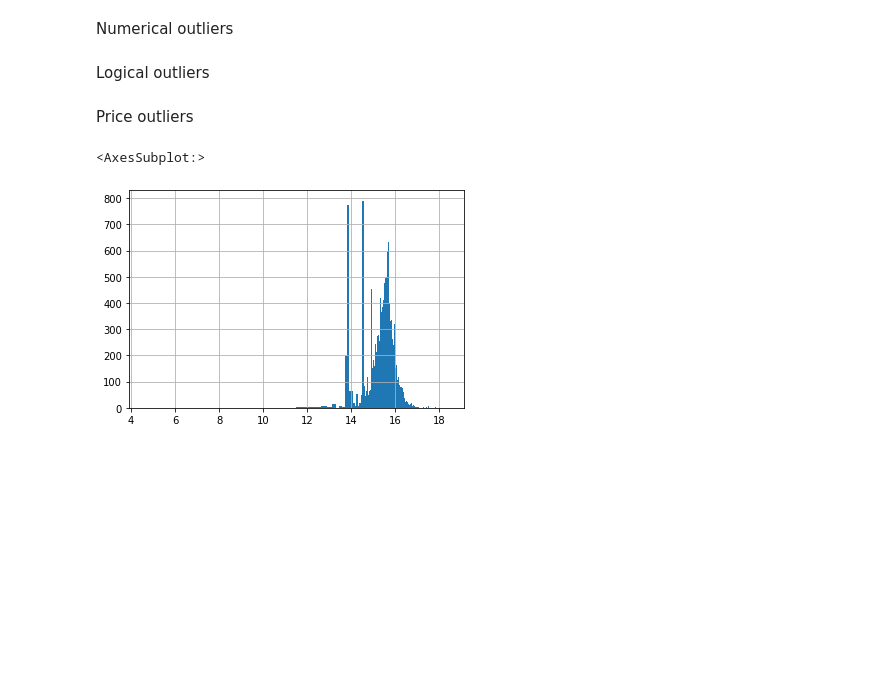
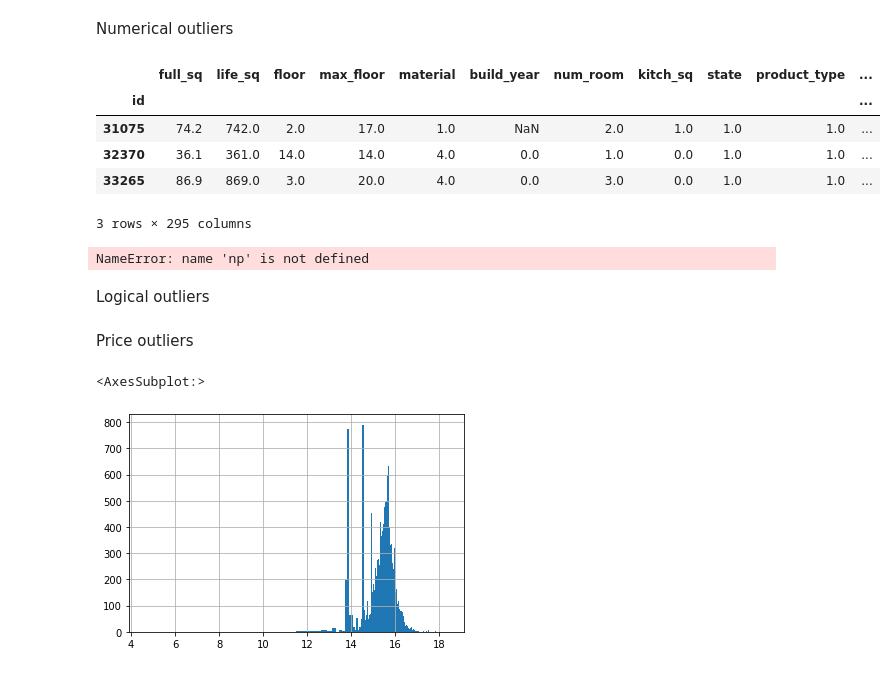
Before and after one commit to STASVLAD/Kaggle-contest-Sberbank-Russian-Housing-Market, a Jupyter notebook: research/outliers_research_2.ipynb, the cells around one changed output. Drawn from its saved outputs; the diff is of its cells as text; code cells hidden in the pictures; blank space fills up the shorter version.

```diff
--- a/research/outliers_research_2.ipynb
+++ b/research/outliers_research_2.ipynb
@@ -35,12 +35,34 @@ all_df.head()
 # %% [markdown]
 Numerical outliers
+# %%
+all_df.loc[(all_df['life_sq'] > 300) & (all_df['life_sq'] == all_df['full_sq']*10)]
+# %% [output]
+|  | full_sq | life_sq | floor | max_floor | material | build_year | num_room | kitch_sq | state | product_type | ... |
+| id |  |  |  |  |  |  |  |  |  |  | ... |
+| 31075 | 74.2 | 742.0 | 2.0 | 17.0 | 1.0 | NaN | 2.0 | 1.0 | 1.0 | 1.0 | ... |
+| 32370 | 36.1 | 361.0 | 14.0 | 14.0 | 4.0 | 0.0 | 1.0 | 0.0 | 1.0 | 1.0 | ... |
+| 33265 | 86.9 | 869.0 | 3.0 | 20.0 | 4.0 | 0.0 | 3.0 | 0.0 | 1.0 | 1.0 | ... |
+3 rows × 295 columns
 # %%
 all_df.loc[all_df['full_sq'] < 10, 'full_sq'] = np.nan
-all_df.loc[all_df['full_sq'] > 250, 'full_sq'] /= 10
-all_df.loc[all_df['full_sq'] > 1000, 'full_sq'] /= 100  # >1500 : np.nan
+all_df.loc[all_df['full_sq'] > 1000, 'full_sq'] /= 100 # np.nan
 
-all_df.loc[all_df['life_sq'] < 7, 'life_sq'] = np.nan  # 5
-all_df.loc[all_df['life_sq'] > 500, 'life_sq'] = np.nan
+all_df.loc[(all_df["full_sq"] > 250) &
+           (all_df["life_sq"] / all_df["full_sq"] < 0.3), 'full_sq'] /= 10 # np.nan
+
+all_df.loc[(all_df["full_sq"] > 210) &
+           (all_df["price_doc"] < 10_000_000) &
+           (all_df["life_sq"] > 100), 'life_sq'] /= 10 # np.nan
+all_df.loc[(all_df["full_sq"] > 210) & (all_df["price_doc"] < 10_000_000), 'full_sq'] /= 10 # np.nan
+
+all_df.loc[all_df['life_sq'] < 5, 'life_sq'] = np.nan
+all_df.loc[all_df['life_sq'] > 1000, 'life_sq'] /= 100 # 74/78
+all_df.loc[(all_df['life_sq'] > 300) & (all_df['life_sq'] == all_df['full_sq']*10), 'life_sq'] /= 10
+all_df.loc[all_df['life_sq'] > 300, 'life_sq'] /= 10 # np.nan
+
+all_df.loc[13120, "build_year"] = all_df.loc[13120, "kitch_sq"]
+all_df.loc[all_df['kitch_sq'] > 200, 'kitch_sq'] = np.nan
+all_df.loc[all_df['kitch_sq'] < 2, 'kitch_sq'] = np.nan
 
 all_df.loc[all_df['floor'] == 0, 'floor'] = np.nan
 all_df.loc[all_df['floor'] == 77, 'floor'] = np.nan
@@ -60,10 +82,11 @@ all_df.loc[all_df['build_year'] > 2020, 'build_year'] = np.nan
 all_df.loc[all_df['num_room'] == 0, 'num_room'] = np.nan
 all_df.loc[all_df['num_room'] > 15, 'num_room'] = np.nan
 
-all_df.loc[all_df['kitch_sq'] > 500, 'kitch_sq'] = np.nan
-all_df.loc[all_df['kitch_sq'] < 5, 'kitch_sq'] = np.nan  # 2
+all_df.loc[all_df['state'] > 30, 'state'] = np.nan
 
-all_df.loc[all_df['state'] > 30, 'state'] = np.nan
+all_df.loc[all_df['preschool_quota'] == 0, 'preschool_quota'] = np.nan
+# %% [output]
+NameError: name 'np' is not defined
 # %% [markdown]
 Logical outliers
 # %%
```
Also changed, not shown: parts of 3 cells of this notebook, 6 other files.
